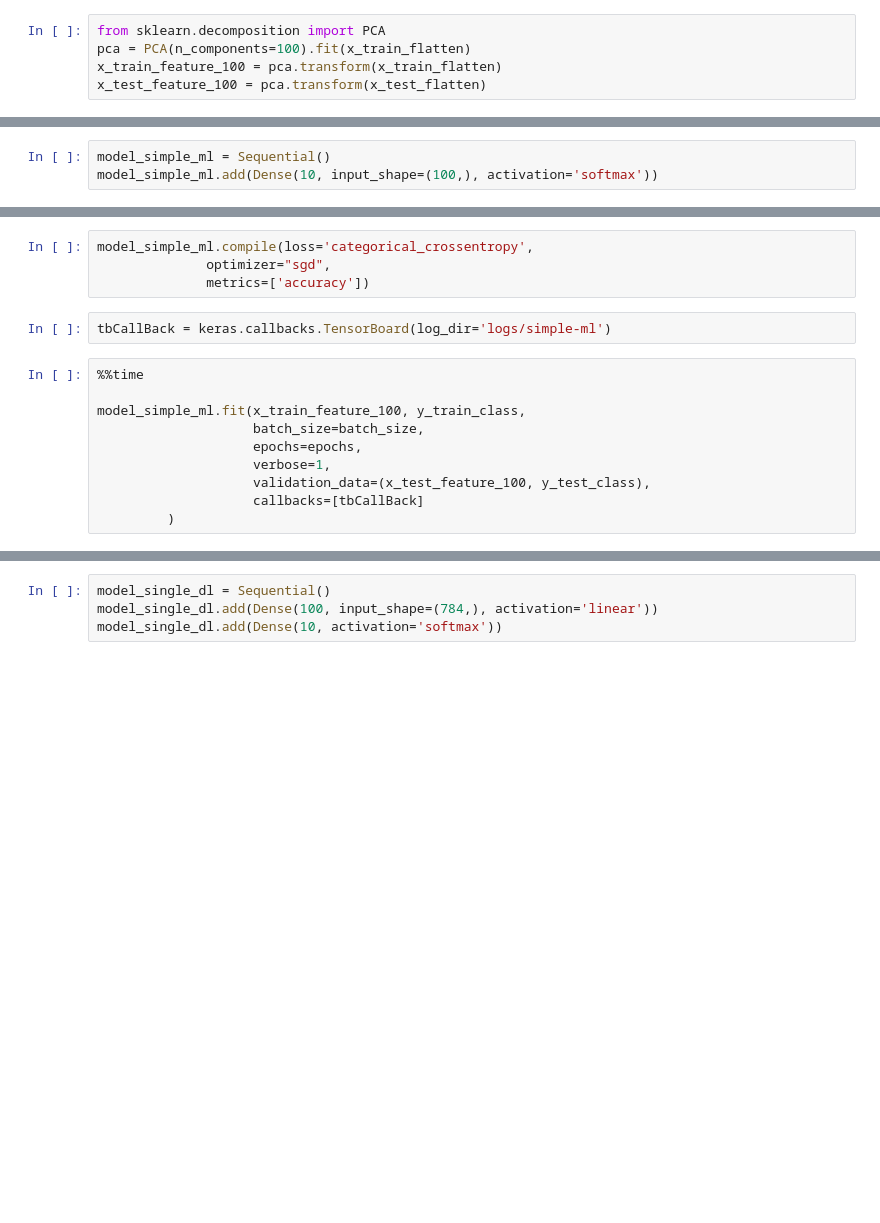
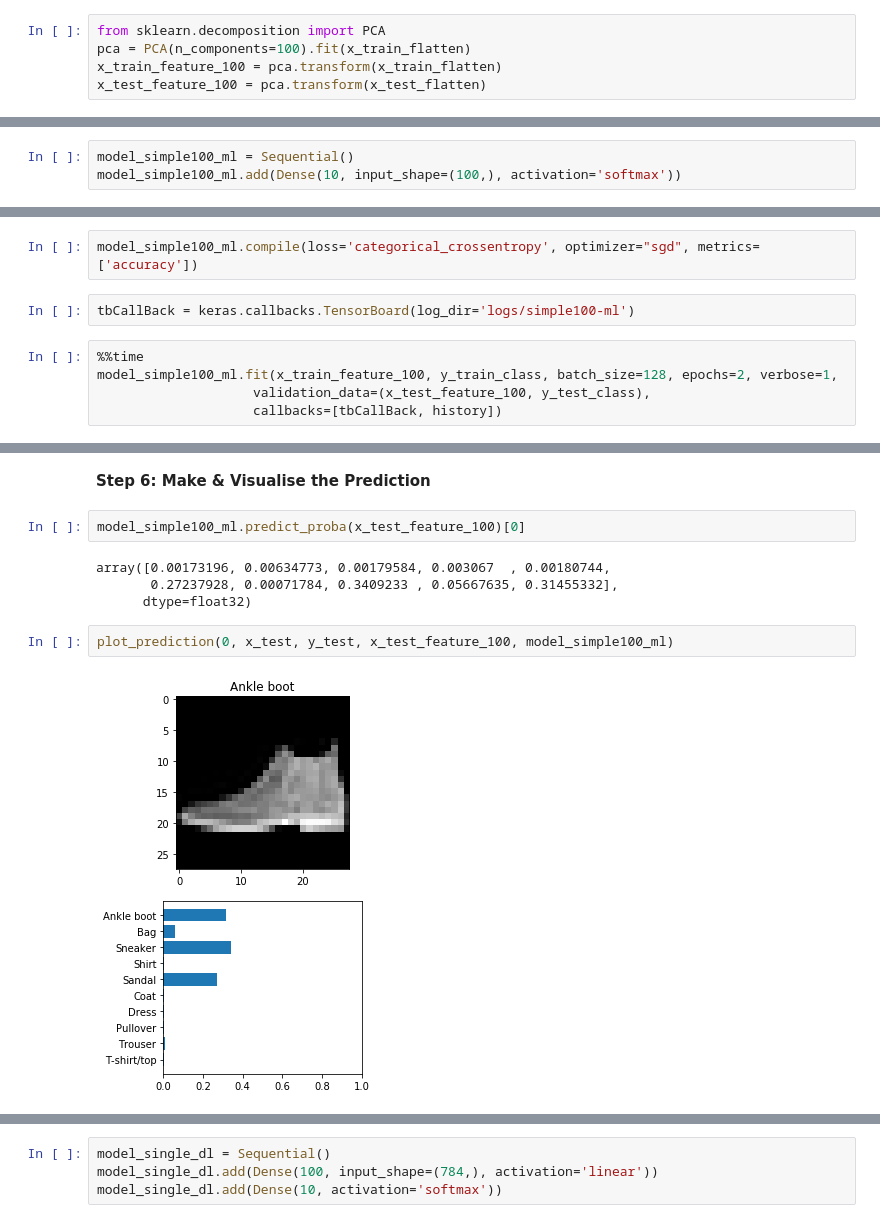
Before and after one commit to amitkaps/deep-learning, a Jupyter notebook: 01-Introduction.ipynb, the cells around one changed output, grey strips where cells are left out. Drawn from its saved outputs; the diff is of its cells as text; blank space fills up the shorter version.

```diff
--- a/01-Introduction.ipynb
+++ b/01-Introduction.ipynb
@@ -158,4 +241,4 @@ from keras.optimizers import RMSprop, SGD
 # %%
-model_simple_ml = Sequential()
-model_simple_ml.add(Dense(10, input_shape=(100,), activation='softmax'))
+model_simple100_ml = Sequential()
+model_simple100_ml.add(Dense(10, input_shape=(100,), activation='softmax'))
 # %%
@@ -173,18 +258,11 @@ _________________________________________________________________
 # %%
-model_simple_ml.compile(loss='categorical_crossentropy',
-              optimizer="sgd",
-              metrics=['accuracy'])
+model_simple100_ml.compile(loss='categorical_crossentropy', optimizer="sgd", metrics=['accuracy'])
 # %%
-tbCallBack = keras.callbacks.TensorBoard(log_dir='logs/simple-ml')
+tbCallBack = keras.callbacks.TensorBoard(log_dir='logs/simple100-ml')
 # %%
 %%time
-
-model_simple_ml.fit(x_train_feature_100, y_train_class,
-                    batch_size=batch_size,
-                    epochs=epochs,
-                    verbose=1,
+model_simple100_ml.fit(x_train_feature_100, y_train_class, batch_size=128, epochs=2, verbose=1,
                     validation_data=(x_test_feature_100, y_test_class),
-                    callbacks=[tbCallBack]
-         )
+                    callbacks=[tbCallBack, history])
 # %% [output]
 Train on 60000 samples, validate on 10000 samples
@@ -222,3 +286,15 @@ Test accuracy: 0.6557
+# %% [markdown]
+**Step 6: Make & Visualise the Prediction**
+# %%
+model_simple100_ml.predict_proba(x_test_feature_100)[0]
+# %% [output]
+array([0.00173196, 0.00634773, 0.00179584, 0.003067  , 0.00180744,
+       0.27237928, 0.00071784, 0.3409233 , 0.05667635, 0.31455332],
+      dtype=float32)
+# %%
+plot_prediction(0, x_test, y_test, x_test_feature_100, model_simple100_ml)
+# %% [output]
+[figure, added]
 # %% [markdown]
 ## Deep Learning Approach - Single Layer
 
```
Also changed, not shown: parts of 72 cells of this notebook, 1 other file.
